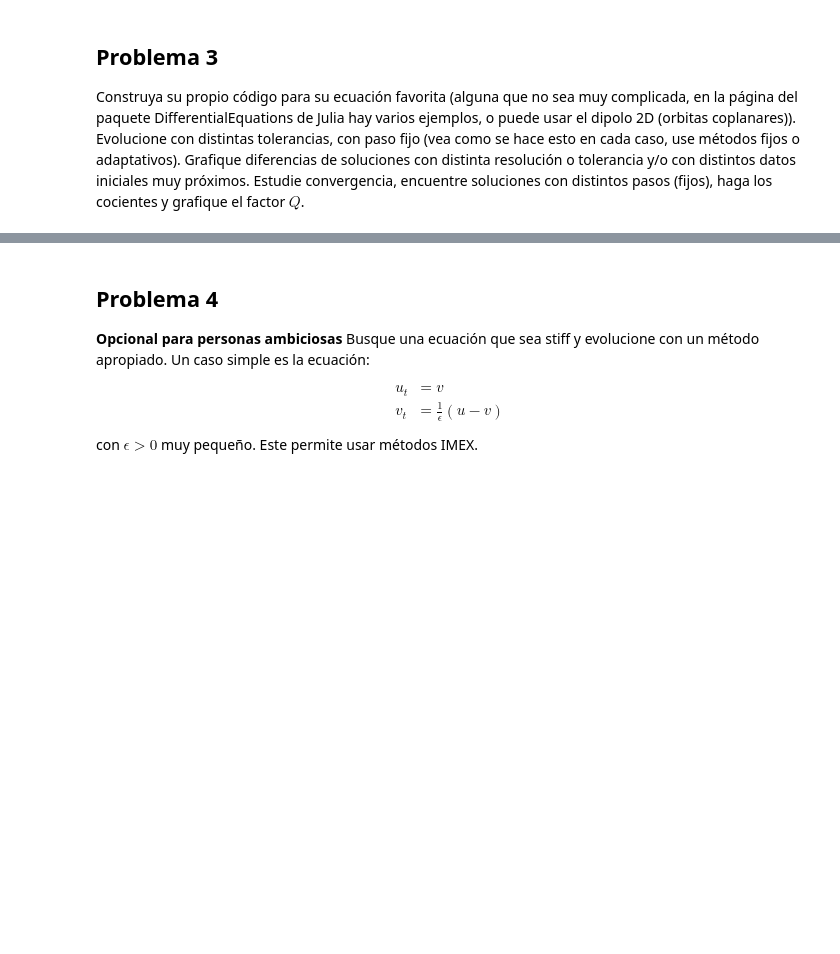
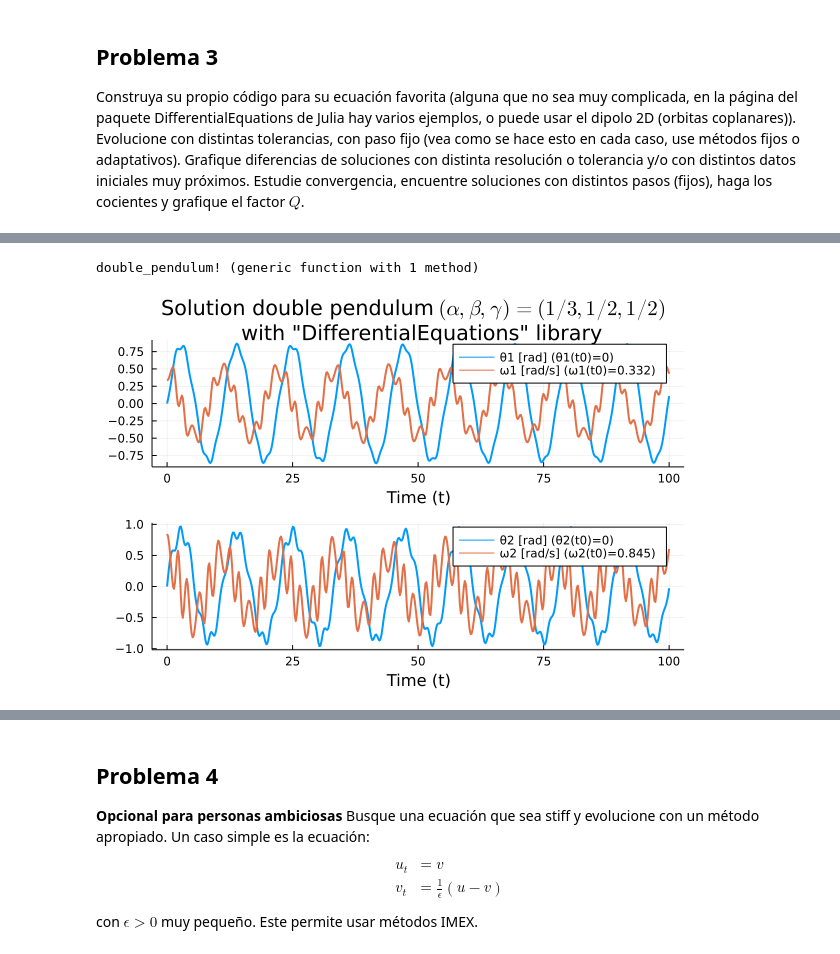
Before and after one commit to mendzmartin/pde2022, a Jupyter notebook: Tareas/01_tarea/mendez_martin_tarea_1B.ipynb, the cells around one changed output, grey strips where cells are left out. Drawn from its saved outputs; the diff is of its cells as text; code cells hidden in the pictures; blank space fills up the shorter version.

```diff
--- a/Tareas/01_tarea/mendez_martin_tarea_1B.ipynb
+++ b/Tareas/01_tarea/mendez_martin_tarea_1B.ipynb
@@ -103,0 +184,49 @@ plot(sol_1.t,map(t -> Q(t,sol_1,sol_2,sol_4),sol_1.t), yaxis=("Q",(0.,20)), labe
+# %%
+m1=1.0;m2=3.0*m1;   # masas
+g=9.81;             # aceleración de la gravedad
+l1=2.0*g;l2=g;      # longitudes de los péndulos
+
+α=m2*(1.0/m1);β=l2*(1.0/l1);γ=g*(1.0/l1); # parámetros adimensionales
+# %%
+# Definimos el término derecho de la ODE
+function double_pendulum!(du,u,param,t)
+    ∂θ1_pow2 = u[1]*u[1]
+    ∂θ2_pow2 = u[2]*u[2]
+    Δθ = (u[1]-u[2])
+    α=param[1];β=param[2];γ=param[3];
+    denom = (1.0+α*sin(Δθ)*sin(Δθ))
+    num1 = (-(1.0+α)*γ*sin(u[1])-α*β*∂θ2_pow2*sin(Δθ)-α*cos(Δθ)*(∂θ1_pow2*sin(Δθ)-γ*sin(u[2])))
+    num2 = ((1.0+α)*(∂θ1_pow2*sin(Δθ)-γ*sin(u[2]))+cos(Δθ)*((1.0+α)*γ*sin(u[1])+α*β*∂θ2_pow2*sin(Δθ)))
+
+    du[1]=u[3]
+    du[2]=u[4]
+    du[3]=num1*(1.0/denom)
+    du[4]=num2*(1.0/(β*denom))
+end
+# %% [output]
+double_pendulum! (generic function with 1 method)
+# %%
+θ1_init=0.0;θ2_init=0.0                 # initial angular deflection
+ω1_init=0.332;ω2_init=0.845             # initial angular velocity
+u0=[θ1_init,θ2_init,ω1_init,ω2_init]    # initial state vector
+t_interval=(0.0,100.0)                  # time interval tuple
+param=(α,β,γ)                           # external parameters
+
+N=512;dt=(t_interval[2]-t_interval[1])/(N-1.)   # definimos time step
+
+prob = ODEProblem(double_pendulum!,u0,t_interval,param)
+sol_RK4 = solve(prob,RK4(),dt=dt,saveat=dt,adaptive=false)       # resolvemos la ODE con RK4 method
+
+plt1=plot()
+plot1=plot!(plt1,title="Solution double pendulum \$(α,β,γ)=(1/3,1/2,1/2)\$ \n with \"DifferentialEquations\" library",xaxis="Time (t)")
+plot1=plot!(plt1,sol_RK4.t,sol_RK4[1,:],lw=2,label="θ1 [rad] (θ1(t0)=0)")
+plot1=plot!(plt1,sol_RK4.t,sol_RK4[3,:],lw=2,label="ω1 [rad/s] (ω1(t0)=0.332)")
+
+plt2=plot()
+plot2=plot!(plt2,xaxis="Time (t)")
+plot2=plot!(plt2,sol_RK4.t,sol_RK4[2,:],lw=2,label="θ2 [rad] (θ2(t0)=0)")
+plot2=plot!(plt2,sol_RK4.t,sol_RK4[4,:],lw=2,label="ω2 [rad/s] (ω2(t0)=0.845)")
+
+plot!(plot1,plot2,layout=(2,1))
+# %% [output]
+[figure, added]
```
Also changed, not shown: parts of 14 cells of this notebook, 1 other file.
